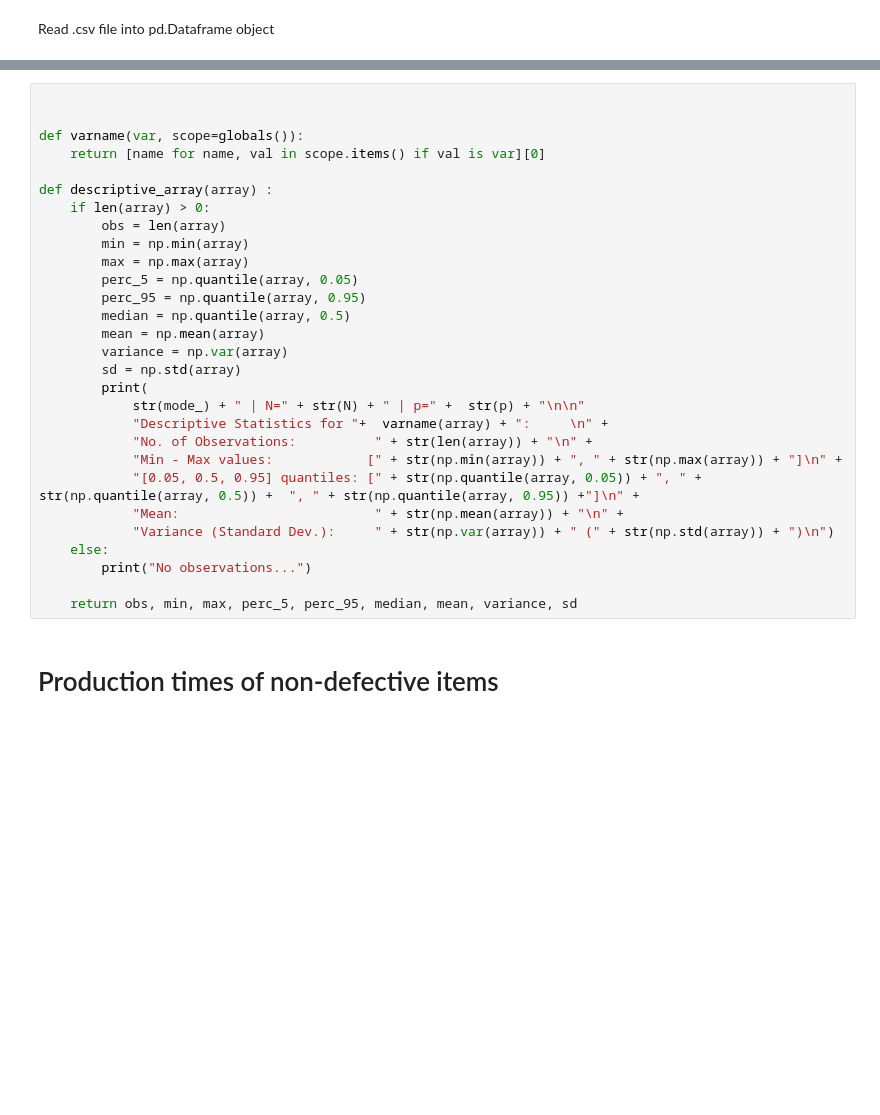
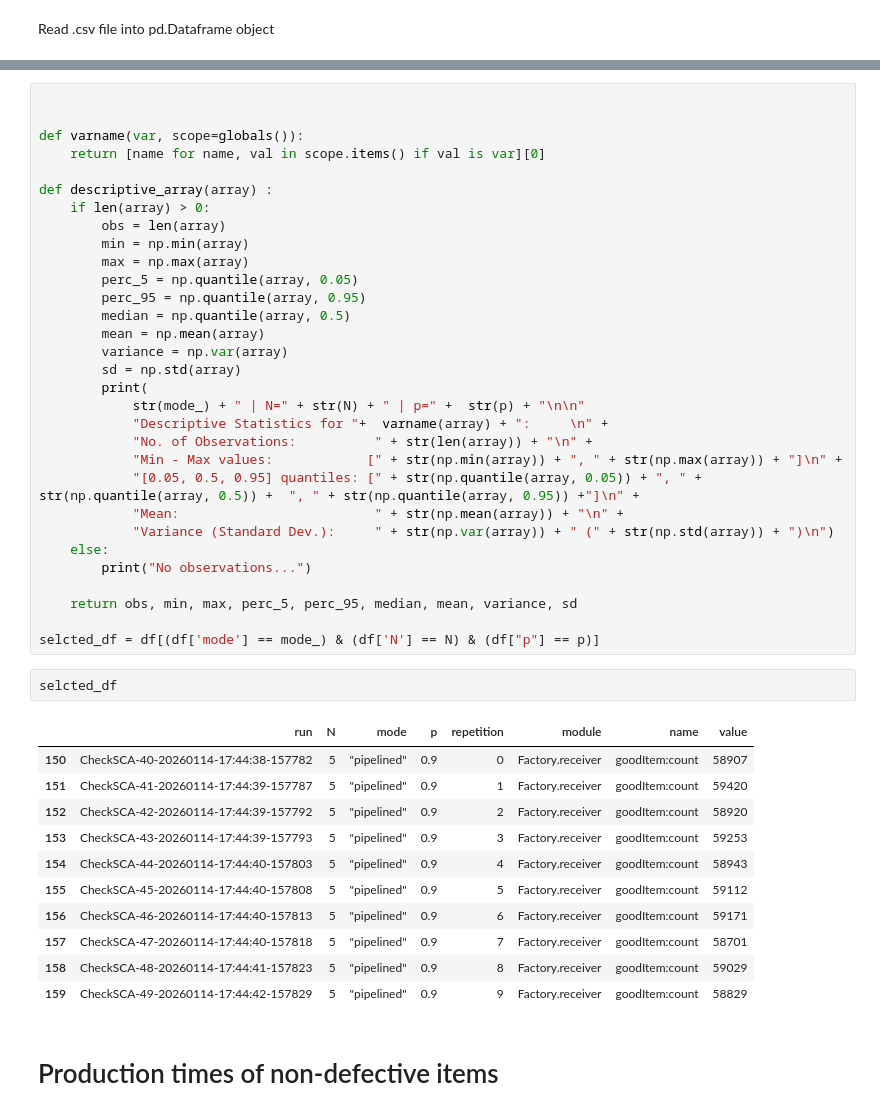
Before and after one commit to erni-de/factory-simulation, a Jupyter notebook: analysis.ipynb, the cells around one changed output, grey strips where cells are left out. Saved outputs shown, nothing was run; the diff lists cells and outputs as text; blank space fills up the shorter version.

```diff
--- a/analysis.ipynb
+++ b/analysis.ipynb
@@ -54,6 +71,22 @@ def descriptive_array(array) :
         print("No observations...")
 
     return obs, min, max, perc_5, perc_95, median, mean, variance, sd
+
+selcted_df = df[(df['mode'] == mode_) & (df['N'] == N) & (df["p"] == p)]
+# %%
+selcted_df
+# %% [output]
+|  | run | N | mode | p | repetition | module | name | value |
+| 150 | CheckSCA-40-20260114-17:44:38-157782 | 5 | "pipelined" | 0.9 | 0 | Factory.receiver | goodItem:count | 58907 |
+| 151 | CheckSCA-41-20260114-17:44:39-157787 | 5 | "pipelined" | 0.9 | 1 | Factory.receiver | goodItem:count | 59420 |
+| 152 | CheckSCA-42-20260114-17:44:39-157792 | 5 | "pipelined" | 0.9 | 2 | Factory.receiver | goodItem:count | 58920 |
+| 153 | CheckSCA-43-20260114-17:44:39-157793 | 5 | "pipelined" | 0.9 | 3 | Factory.receiver | goodItem:count | 59253 |
+| 154 | CheckSCA-44-20260114-17:44:40-157803 | 5 | "pipelined" | 0.9 | 4 | Factory.receiver | goodItem:count | 58943 |
+| 155 | CheckSCA-45-20260114-17:44:40-157808 | 5 | "pipelined" | 0.9 | 5 | Factory.receiver | goodItem:count | 59112 |
+| 156 | CheckSCA-46-20260114-17:44:40-157813 | 5 | "pipelined" | 0.9 | 6 | Factory.receiver | goodItem:count | 59171 |
+| 157 | CheckSCA-47-20260114-17:44:40-157818 | 5 | "pipelined" | 0.9 | 7 | Factory.receiver | goodItem:count | 58701 |
+| 158 | CheckSCA-48-20260114-17:44:41-157823 | 5 | "pipelined" | 0.9 | 8 | Factory.receiver | goodItem:count | 59029 |
+| 159 | CheckSCA-49-20260114-17:44:42-157829 | 5 | "pipelined" | 0.9 | 9 | Factory.receiver | goodItem:count | 58829 |
 # %% [markdown]
 # Production times of non-defective items
 # %% [markdown]
```
Also changed, not shown: parts of 4 cells of this notebook, 14 other files.
